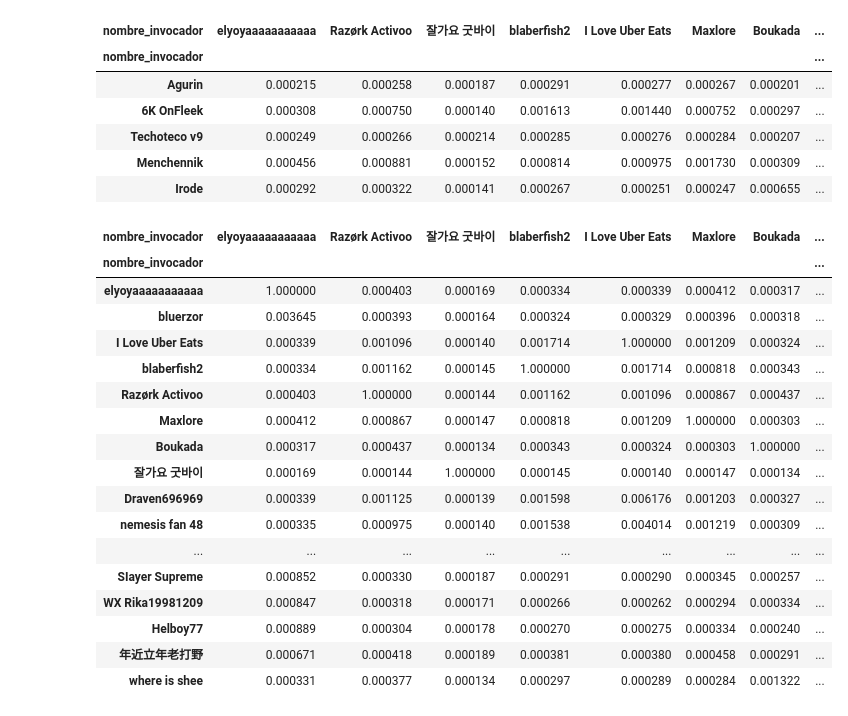
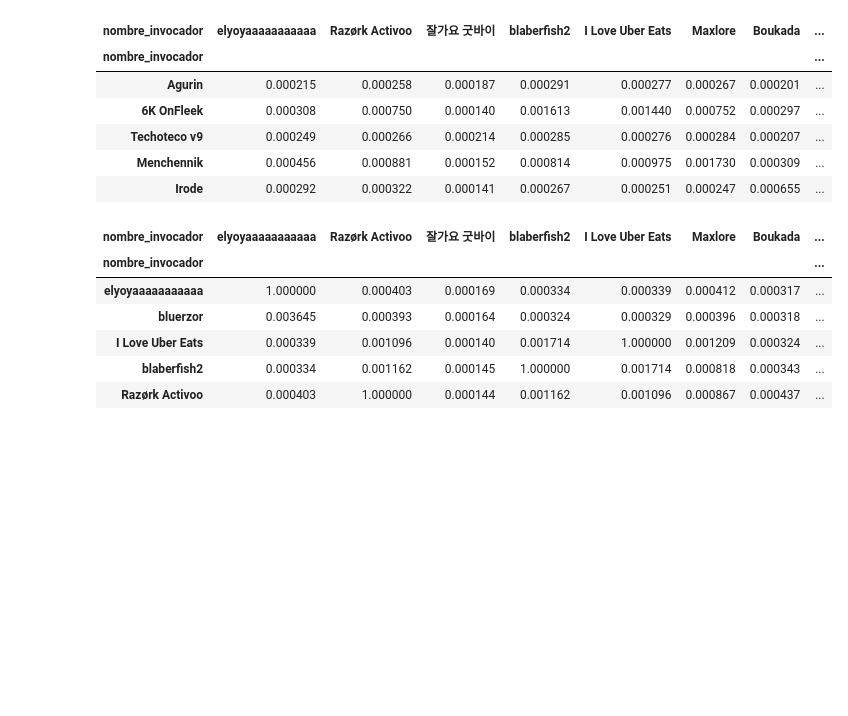
Before and after one commit to Periclates7/League_of_Scouters, a Jupyter notebook: src/jun_clasificacion.ipynb, the cells around one changed output. Cells and saved outputs as stored; diff of their text form; code cells hidden in the pictures; blank space fills up the shorter version.

```diff
--- a/src/jun_clasificacion.ipynb
+++ b/src/jun_clasificacion.ipynb
@@ -273,24 +273,15 @@ jun_sim.head()
 # %%
 jun_sim['total'] = jun_sim.sum(axis = 1)
 # %%
-jun_sim.sort_values(by='total', ascending = False)
+jun_mando = jun_sim.sort_values(by='total', ascending = False)
-# %% [output]
-| nombre_invocador | elyoyaaaaaaaaaaa | Razørk Activoo | 잘가요 굿바이 | blaberfish2 | I Love Uber Eats | Maxlore | Boukada | ... |
-| nombre_invocador |  |  |  |  |  |  |  | ... |
-| elyoyaaaaaaaaaaa | 1.000000 | 0.000403 | 0.000169 | 0.000334 | 0.000339 | 0.000412 | 0.000317 | ... |
-| bluerzor | 0.003645 | 0.000393 | 0.000164 | 0.000324 | 0.000329 | 0.000396 | 0.000318 | ... |
-| I Love Uber Eats | 0.000339 | 0.001096 | 0.000140 | 0.001714 | 1.000000 | 0.001209 | 0.000324 | ... |
-| blaberfish2 | 0.000334 | 0.001162 | 0.000145 | 1.000000 | 0.001714 | 0.000818 | 0.000343 | ... |
-| Razørk Activoo | 0.000403 | 1.000000 | 0.000144 | 0.001162 | 0.001096 | 0.000867 | 0.000437 | ... |
-| Maxlore | 0.000412 | 0.000867 | 0.000147 | 0.000818 | 0.001209 | 1.000000 | 0.000303 | ... |
-| Boukada | 0.000317 | 0.000437 | 0.000134 | 0.000343 | 0.000324 | 0.000303 | 1.000000 | ... |
-| 잘가요 굿바이 | 0.000169 | 0.000144 | 1.000000 | 0.000145 | 0.000140 | 0.000147 | 0.000134 | ... |
-| Draven696969 | 0.000339 | 0.001125 | 0.000139 | 0.001598 | 0.006176 | 0.001203 | 0.000327 | ... |
-| nemesis fan 48 | 0.000335 | 0.000975 | 0.000140 | 0.001538 | 0.004014 | 0.001219 | 0.000309 | ... |
-| ... | ... | ... | ... | ... | ... | ... | ... | ... |
-| SIayer Supreme | 0.000852 | 0.000330 | 0.000187 | 0.000291 | 0.000290 | 0.000345 | 0.000257 | ... |
-| WX Rika19981209 | 0.000847 | 0.000318 | 0.000171 | 0.000266 | 0.000262 | 0.000294 | 0.000334 | ... |
-| Helboy77 | 0.000889 | 0.000304 | 0.000178 | 0.000270 | 0.000275 | 0.000334 | 0.000240 | ... |
-| 年近立年老打野 | 0.000671 | 0.000418 | 0.000189 | 0.000381 | 0.000380 | 0.000458 | 0.000291 | ... |
-| where is shee | 0.000331 | 0.000377 | 0.000134 | 0.000297 | 0.000289 | 0.000284 | 0.001322 | ... |
+# %%
+jun_mando.head()
+# %% [output]
+| nombre_invocador | elyoyaaaaaaaaaaa | Razørk Activoo | 잘가요 굿바이 | blaberfish2 | I Love Uber Eats | Maxlore | Boukada | ... |
+| nombre_invocador |  |  |  |  |  |  |  | ... |
+| elyoyaaaaaaaaaaa | 1.000000 | 0.000403 | 0.000169 | 0.000334 | 0.000339 | 0.000412 | 0.000317 | ... |
+| bluerzor | 0.003645 | 0.000393 | 0.000164 | 0.000324 | 0.000329 | 0.000396 | 0.000318 | ... |
+| I Love Uber Eats | 0.000339 | 0.001096 | 0.000140 | 0.001714 | 1.000000 | 0.001209 | 0.000324 | ... |
+| blaberfish2 | 0.000334 | 0.001162 | 0.000145 | 1.000000 | 0.001714 | 0.000818 | 0.000343 | ... |
+| Razørk Activoo | 0.000403 | 1.000000 | 0.000144 | 0.001162 | 0.001096 | 0.000867 | 0.000437 | ... |
 # %%
```
Also changed, not shown: parts of 1 cell of this notebook.
